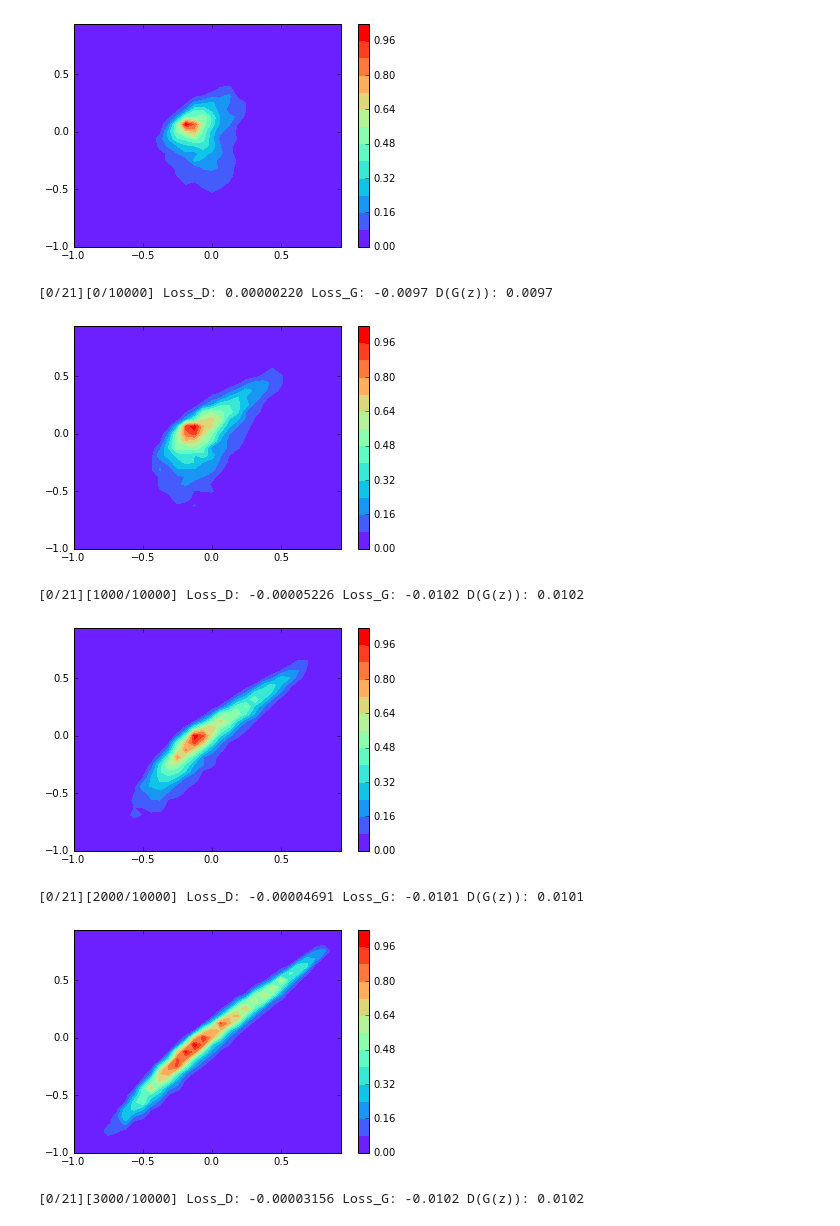
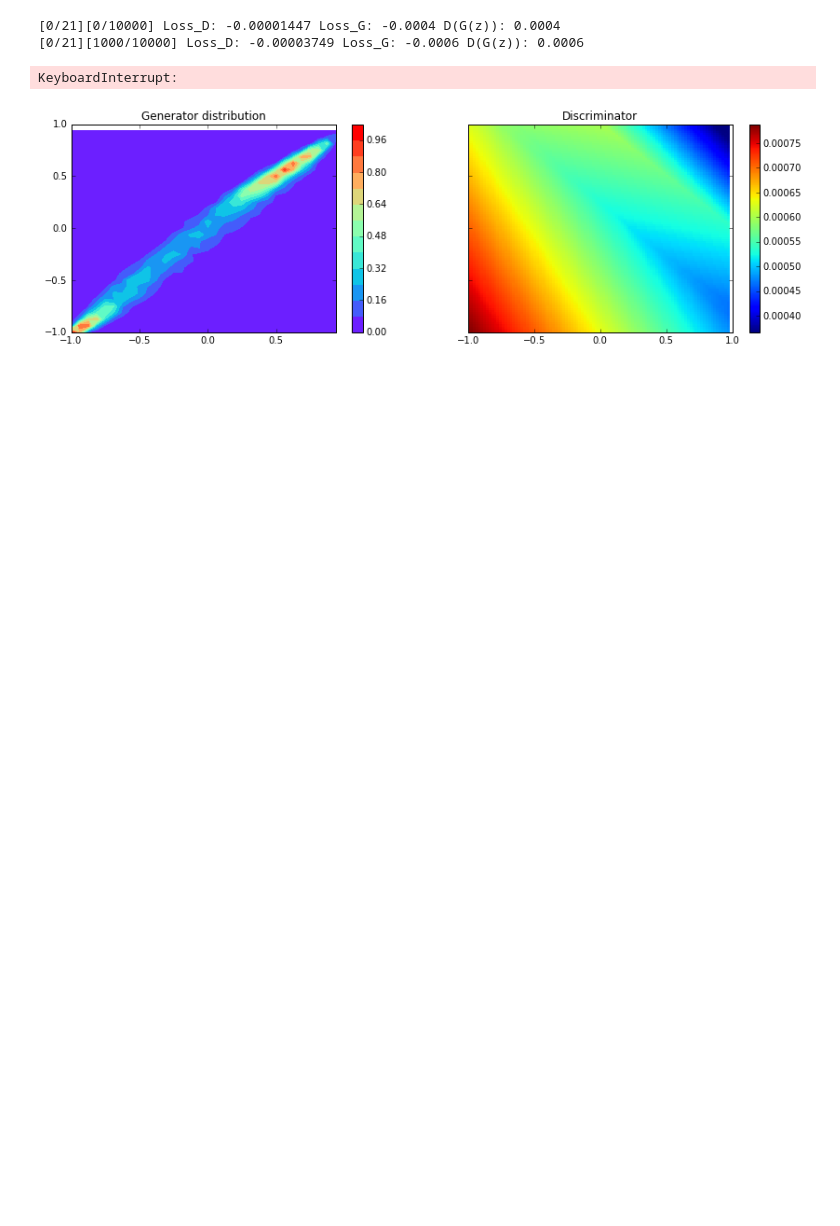
Before and after one commit to lucas-swiniarski/GAN, a Jupyter notebook: notebook/GaussianMixtureWGAN.ipynb, the cells around one changed output. Cells and saved outputs as stored; diff of their text form; code cells hidden in the pictures; blank space fills up the shorter version.

Commit message:
Adding Plot of Disciminator

```diff
--- a/notebook/GaussianMixtureWGAN.ipynb
+++ b/notebook/GaussianMixtureWGAN.ipynb
@@ -94,6 +88,6 @@ GMutils.plot_heat_map(GMutils.sample(10000))
 # %%
 print_every = nElements / 10
-
+reload(GMutils)
 for epoch in range(niter):
     for i in range(nElements):
         ############################
@@ -119,39 +113,35 @@ for epoch in range(niter):
 
             errD = - torch.mean(output_real) + torch.mean(output_fake)
             errD.backward()
             optimizerD.step()
 
             ## Clip
             for p in netD.parameters():
                 p.data.clamp_(-c, c)
 
         ############################
         # (2) Update G network
         ###########################
 
         netG.zero_grad()
         label.data.fill_(real_label) # fake labels are real for generator cost
         noise.data.normal_(0, 1)
         fake = netG(noise)
         output = netD(fake)
         errG = - torch.mean(output)
         errG.backward()
 
         D_G_z2 = output.data.mean()
 
         optimizerG.step()
 
         if i % print_every == 0:
-            GMutils.plot_heat_map(utils.sample_G(netG, nz, 10000))
+            GMutils.plot_duo_heat_map(utils.sample_G(netG, nz, 10000), netD)
             print('[%d/%d][%d/%d] Loss_D: %.8f Loss_G: %.4f D(G(z)): %.4f'
               % (epoch, niter + 1, i, nElements,
                  errD.data.sum(), errG.data[0], D_G_z2))
 # %% [output]
+[0/21][0/10000] Loss_D: -0.00001447 Loss_G: -0.0004 D(G(z)): 0.0004
+[0/21][1000/10000] Loss_D: -0.00003749 Loss_G: -0.0006 D(G(z)): 0.0006
+KeyboardInterrupt:
-[figure, old version]
+[figure, new version]
-[0/21][0/10000] Loss_D: 0.00000220 Loss_G: -0.0097 D(G(z)): 0.0097
-[figure, removed]
-[0/21][1000/10000] Loss_D: -0.00005226 Loss_G: -0.0102 D(G(z)): 0.0102
-[figure, removed]
-[0/21][2000/10000] Loss_D: -0.00004691 Loss_G: -0.0101 D(G(z)): 0.0101
-[figure, removed]
-[0/21][3000/10000] Loss_D: -0.00003156 Loss_G: -0.0102 D(G(z)): 0.0102
```
Also changed, not shown: parts of 4 cells of this notebook, 5 other files.
